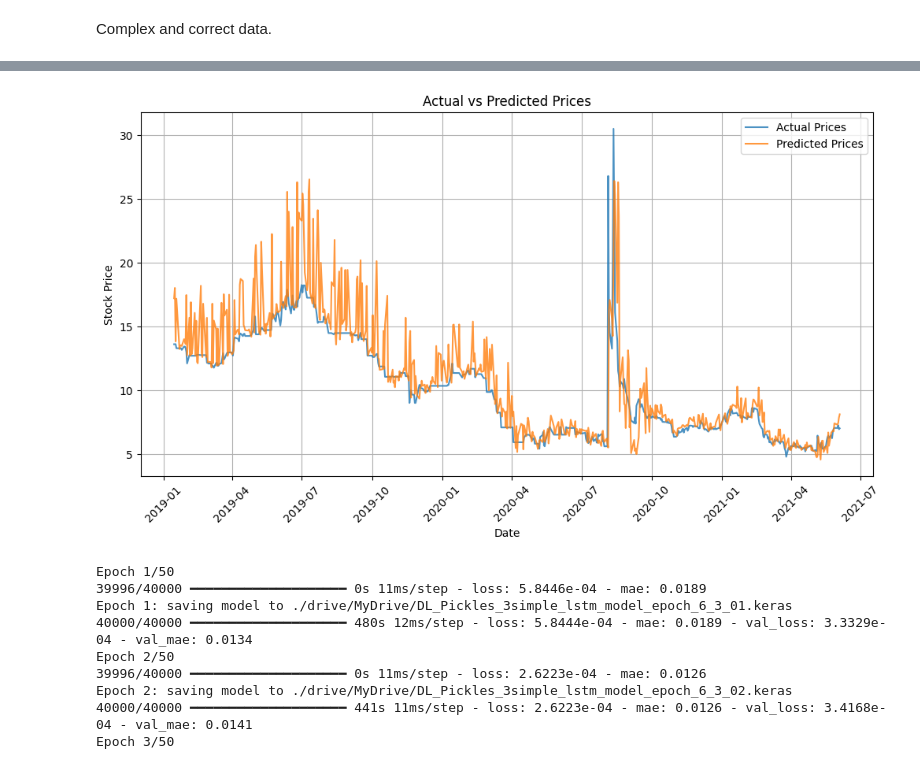
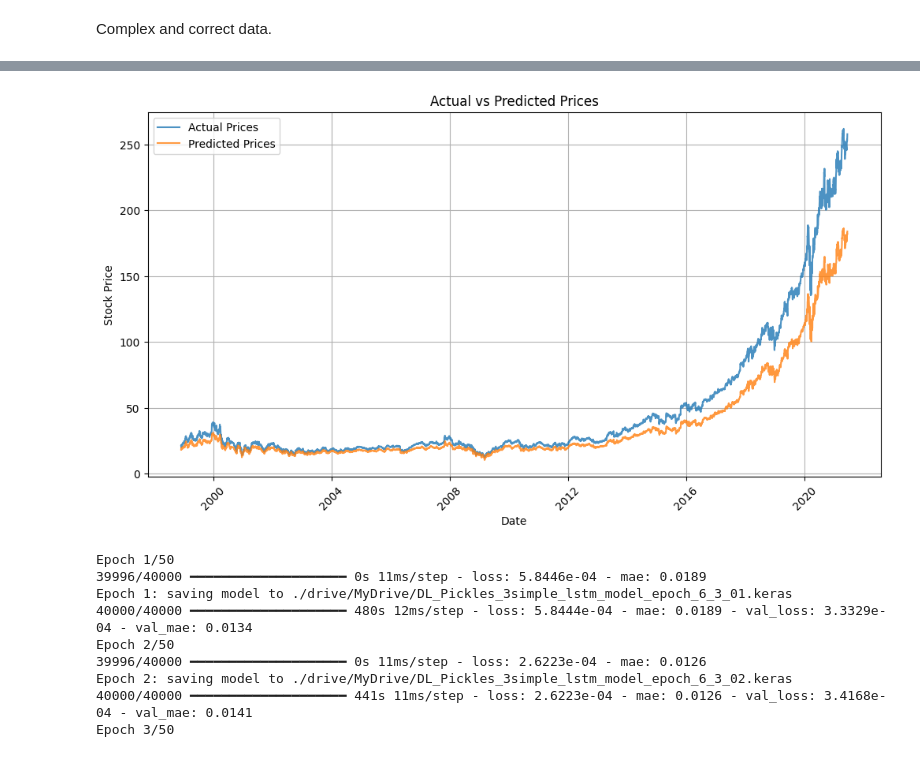
Before and after one commit to thunder913/Deep-Learning, a Jupyter notebook: stocks_deep_learning.ipynb, the cells around one changed output, grey strips where cells are left out. Cells and saved outputs as stored; diff of their text form; code cells hidden in the pictures.

Commit message:
WIP update train models better

```diff
--- a/stocks_deep_learning.ipynb
+++ b/stocks_deep_learning.ipynb
@@ -164,7 +165,7 @@ def plot_adjusted_close_histogram(stock_data_tidy, column):
     plt.grid(axis='y', linestyle='--', alpha=0.7)
     plt.show()
 # %%
-def scale_stock_data(stock_data_tidy, numerical_columns):
+def scale_stock_data(stock_data_tidy, numerical_columns, is_test_data = False):
     """
     Scales numerical columns for each stock ticker independently using MinMaxScaler.
 
@@ -180,7 +181,7 @@ def scale_stock_data(stock_data_tidy, numerical_columns):
         pd.DataFrame: The scaled stock data.
     """
 
-    if os.path.exists(scaler_path) and os.path.exists(data_path):
+    if os.path.exists(scaler_path) and os.path.exists(data_path) and not is_test_data:
         print("Loading existing scalers and scaled data...")
 
         # Load scalers
@@ -198,7 +199,6 @@ def scale_stock_data(stock_data_tidy, numerical_columns):
     print("Recalculating scalers and scaled data...")
     scalers = {}
     new_data_tidy_rescaled = []
-
     for ticker in stock_data_tidy['ticker_encoded'].unique():
         print(f"Processing ticker: {ticker}")
 
@@ -218,15 +218,17 @@ def scale_stock_data(stock_data_tidy, numerical_columns):
 
     new_data_tidy_rescaled = pd.concat(new_data_tidy_rescaled, ignore_index=True)
 
-    with open(scaler_path, "wb") as f:
-        pickle.dump(scalers, f)
+    if(not is_test_data):
+        with open(scaler_path, "wb") as f:
+            pickle.dump(scalers, f)
 
-    with open(data_path, "wb") as f:
-        pickle.dump(new_data_tidy_rescaled, f)
+        with open(data_path, "wb") as f:
+            pickle.dump(new_data_tidy_rescaled, f)
 
-    print("Saved scalers and scaled data to file.")
+        print("Saved scalers and scaled data to file.")
 
-    return new_data_tidy_rescaled
+    print('Returning')
+    return new_data_tidy_rescaled, scalers
 # %% [markdown]
 Finally let's create the method for getting the tidied data. It contains all the technical indicators, scaled prices and tickers.
 # %%
@@ -938,4 +975,4 @@ ValueError: Input 0 of layer "Optimized_LSTM_Model_with_Attention" is incompatib
 # %% [markdown]
 Complex and correct data.
 # %%
-fourth_model = load_model('./drive/MyDrive/DL_Pickles_3/fourth_gen_model.keras')
+fourth_model = load_model(base_path + '/fourth_gen_model.keras')
@@ -951,15 +1013,15 @@ checkpoint = ModelCheckpoint(
 early_stopping = EarlyStopping(monitor="loss", patience=20, restore_best_weights=True)
 
 # Train the model with checkpoint callback
-fourth_model.fit(
-    train_gen,
-    steps_per_epoch=200000//5,
-    validation_data=test_gen,
-    validation_steps=10000//5,
-    epochs=100,
-    callbacks=[checkpoint, early_stopping],  # Include checkpoint callback
-    verbose=1
-)
+# fourth_model.fit(
+#     train_gen,
+#     steps_per_epoch=200000//5,
+#     validation_data=test_gen,
+#     validation_steps=10000//5,
+#     epochs=100,
+#     callbacks=[checkpoint, early_stopping],  # Include checkpoint callback
+#     verbose=1
+# )
 
 print("Training complete!")
 # %% [output]
@@ -984,3 +1029,3 @@ KeyboardInterrupt:
 # %%
-evaluate_model_on_ticker("BFRA", fourth_model)
+evaluate_model_on_ticker("MSFT", fourth_model)
 # %% [output]
@@ -988,5 +1033,5 @@ evaluate_model_on_ticker("BFRA", fourth_model)
 predicted
-[figure, old version]
+[figure, new version]
 # %%
 # Define the checkpoint callback
 checkpoint = ModelCheckpoint(
```
Also changed, not shown: parts of 22 cells of this notebook, 2 other files.
